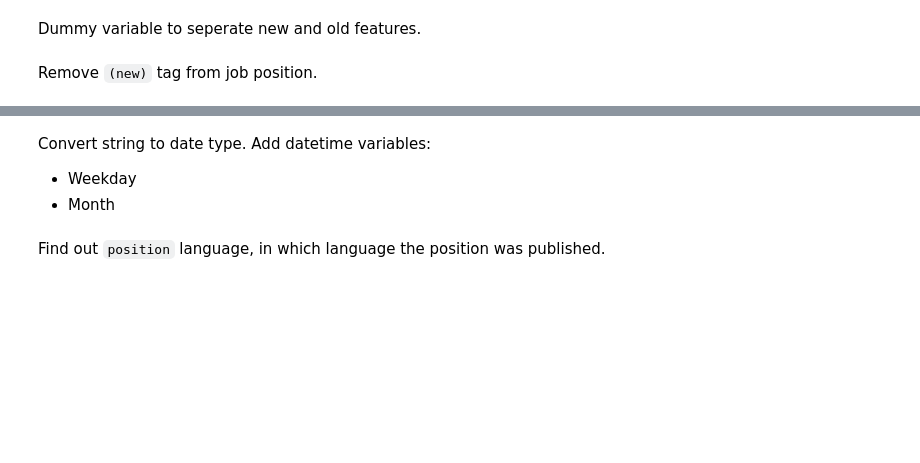
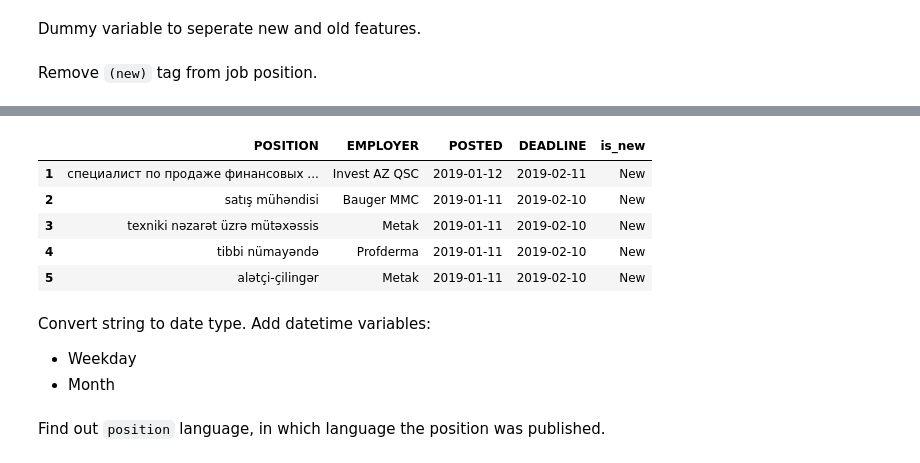
Before and after one commit to datasuccess/Python-Workshop-2019, a Jupyter notebook: Python_Workshop_2019.ipynb, the cells around one changed output, grey strips where cells are left out. Drawn from its saved outputs; the diff is of its cells as text; code cells hidden in the pictures; blank space fills up the shorter version.

Commit message:
Added code without for

```diff
--- a/Python_Workshop_2019.ipynb
+++ b/Python_Workshop_2019.ipynb
@@ -124,7 +164,9 @@ Remove `(new)` tag from job position.
 def clean_position(pos):
     '''Cleaning Positions'''
     pos = pos.lower()
-    pos_clean = ' '.join(w for w in pos.split() if w != '(new)')
+    # Without loop :)
+    pos_clean = ' '.join(pos.split()[0:-1])
+    #pos_clean = ' '.join(w for w in pos.split() if w != '(new)')
     pos_clean = pos_clean.strip()
 
     return pos_clean
@@ -131,5 +182,14 @@ def clean_position(pos):
 # %%
 jobs = jobs.assign(POSITION = jobs.POSITION.apply(lambda x: clean_position(x)))
+# %%
+jobs.head()
+# %% [output]
+|  | POSITION | EMPLOYER | POSTED | DEADLINE | is_new |
+| 1 | специалист по продаже финансовых ... | Invest AZ QSC | 2019-01-12 | 2019-02-11 | New |
+| 2 | satış mühəndisi | Bauger MMC | 2019-01-11 | 2019-02-10 | New |
+| 3 | texniki nəzarət üzrə mütəxəssis | Metak | 2019-01-11 | 2019-02-10 | New |
+| 4 | tibbi nümayəndə | Profderma | 2019-01-11 | 2019-02-10 | New |
+| 5 | alətçi-çilingər | Metak | 2019-01-11 | 2019-02-10 | New |
 # %% [markdown]
 Convert string to date type. Add datetime variables:
 
```
Also changed, not shown: parts of 8 cells of this notebook, 1 other file.
